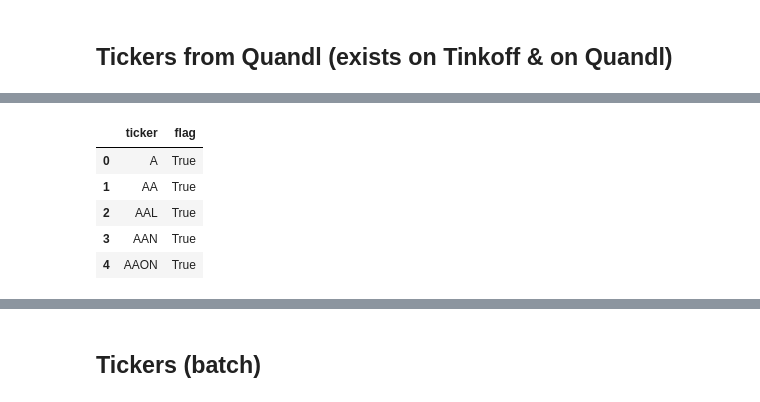
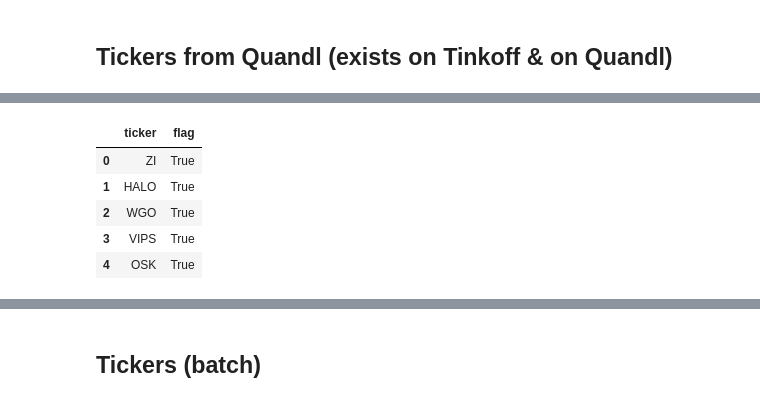
Before and after one commit to gugaevkirill/ML-shares-trader, a Jupyter notebook: notebooks/1. Download Quandl.ipynb, the cells around one changed output, grey strips where cells are left out. Saved outputs shown, nothing was run; the diff lists cells and outputs as text; code cells hidden in the pictures.

```diff
--- a/notebooks/1. Download Quandl.ipynb
+++ b/notebooks/1. Download Quandl.ipynb
@@ -10,7 +10,7 @@ import numpy as np
 from ml_trader.utils import load_config
 # %%
 config = load_config()
-tickers = config["tickers"]
+TICKERS = config["tickers"]
 # %%
 filepath = "/Users/kirillgugaev/Dev/finance/ML-shares-trader/datasets/quandl/SHARADAR_TICKERS_6cc728d11002ab9cb99aa8654a6b9f4e.csv"
 # %% [markdown]
@@ -36,15 +36,15 @@ tickers_df
 # %%
 tmp = pd.DataFrame()
-tmp['ticker'] = tickers
+tmp['ticker'] = TICKERS
 tmp['flag'] = True
 tmp.head()
 # %% [output]
 |  | ticker | flag |
-| 0 | A | True |
-| 1 | AA | True |
-| 2 | AAL | True |
-| 3 | AAN | True |
-| 4 | AAON | True |
+| 0 | ZI | True |
+| 1 | HALO | True |
+| 2 | WGO | True |
+| 3 | VIPS | True |
+| 4 | OSK | True |
 # %%
 tickers_df = pd.merge(tickers_df, tmp, on='ticker', how='left')
 tickers_df['flag'] = tickers_df['flag'].fillna(False)
```
Also changed, not shown: parts of 11 cells of this notebook, 5 other files.
